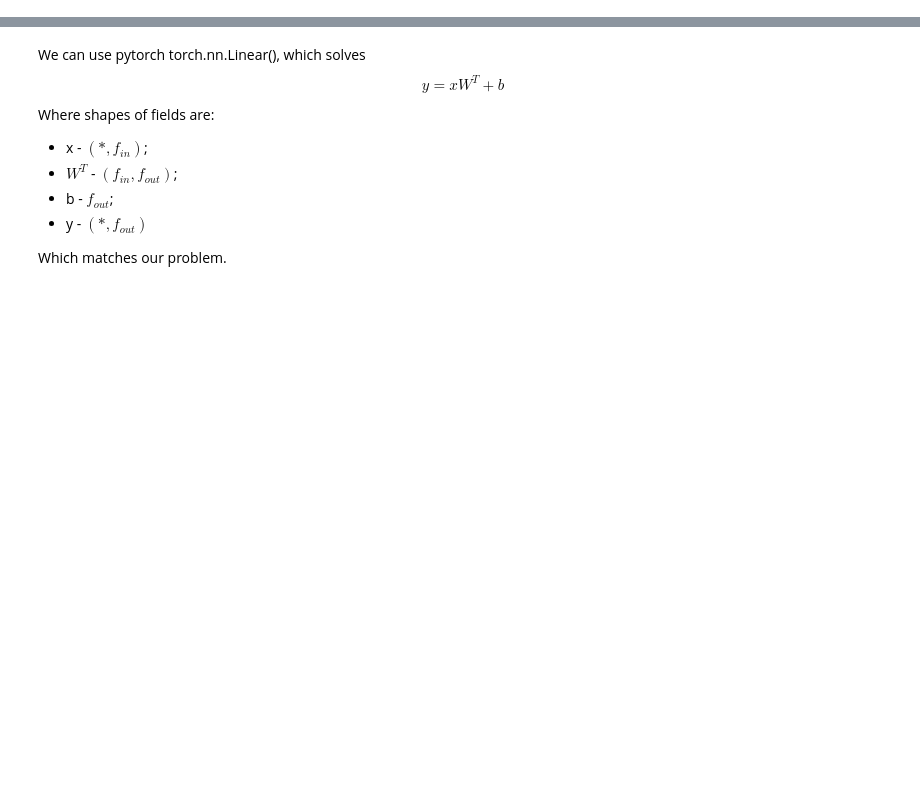
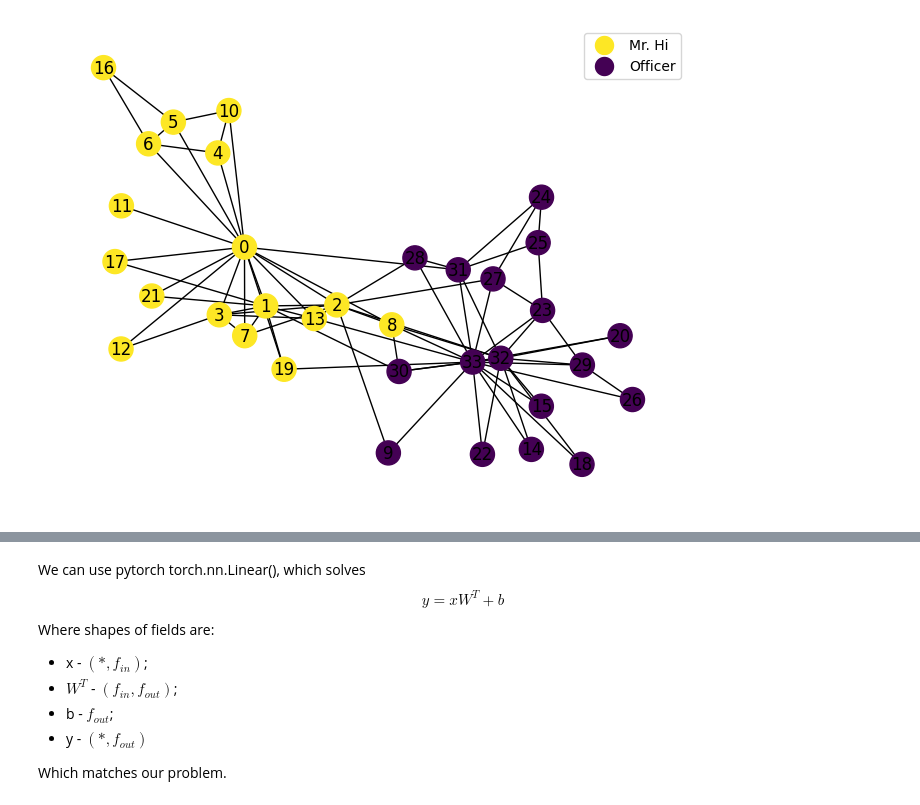
Before and after one commit to ajegorovs/aj_python_tool_lib, a Jupyter notebook: data_processing/neural_networks/Graph_neural_networks/GNN_layer_pytorch.ipynb, the cells around one changed output, grey strips where cells are left out. Drawn from its saved outputs; the diff is of its cells as text; code cells hidden in the pictures; blank space fills up the shorter version.

```diff
--- a/data_processing/neural_networks/Graph_neural_networks/GNN_layer_pytorch.ipynb
+++ b/data_processing/neural_networks/Graph_neural_networks/GNN_layer_pytorch.ipynb
@@ -12,0 +19,17 @@ Resource:
+# %%
+G = nx.karate_club_graph()
+np.random.seed(69)
+cmap = plt.get_cmap('viridis')
+pos = nx.spring_layout(G)
+node_color = np.array([1 if c == 'Mr. Hi' else 0 for n,c in G.nodes(data='club')])
+node_color_rgba = cmap(255*node_color)
+nx.draw(G, pos=pos, with_labels=True, node_color=node_color_rgba)
+
+# Create a custom legend
+legend_labels = ['Mr. Hi', 'Officer']
+legend_colors = [cmap(255), cmap(0)]
+legend_handles = [plt.Line2D([0], [0], marker='o', color='w', markerfacecolor=color, markersize=15, label=label)
+                  for label, color in zip(legend_labels, legend_colors)]
+plt.legend(handles=legend_handles, loc='upper right');
+# %% [output]
+[figure, added]
```
Also changed, not shown: parts of 19 cells of this notebook.
